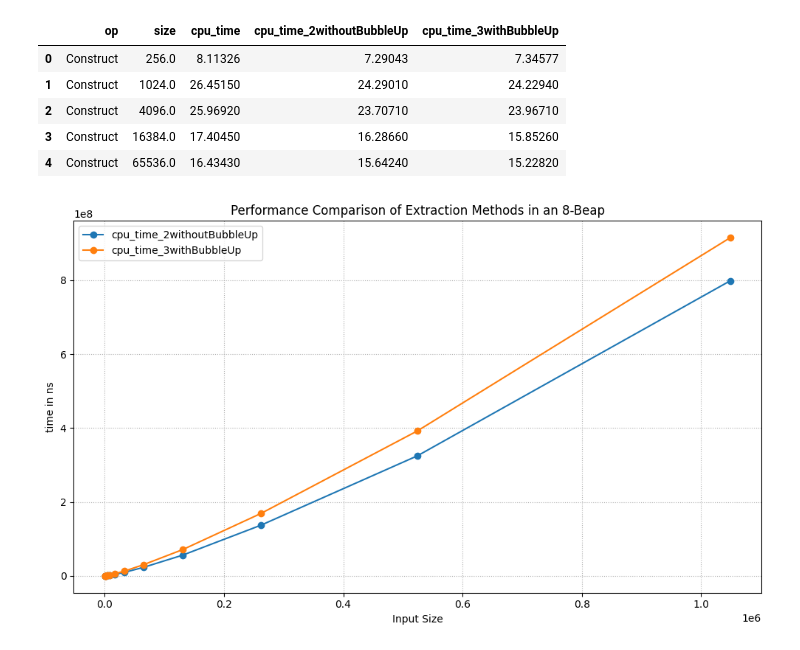
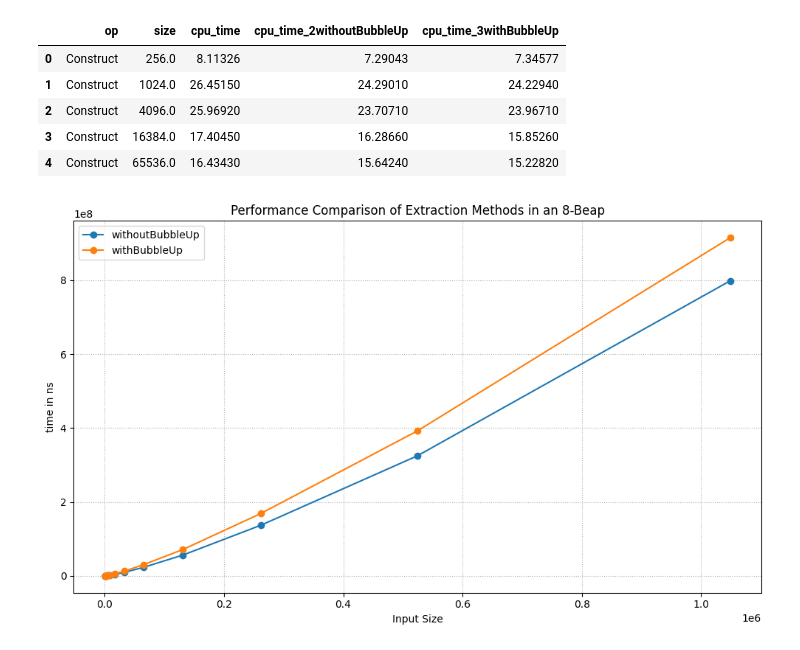
Before and after one commit to lanre01/Dissertation, a Jupyter notebook: Dissertation/cache_vis/8-beap_vis.ipynb, the cells around one changed output. Saved outputs shown, nothing was run; the diff lists cells and outputs as text; code cells hidden in the pictures.

```diff
--- a/Dissertation/cache_vis/8-beap_vis.ipynb
+++ b/Dissertation/cache_vis/8-beap_vis.ipynb
@@ -13,29 +13,32 @@ df.head()
 | 4 | Construct | 65536.0 | 16.43430 | 15.64240 | 15.22820 |
 # %%
 otherCols = ["op", "size"]
-
+labelMap = {
+    "cpu_time_2withoutBubbleUp" : "withoutBubbleUp",
+    "cpu_time_3withBubbleUp" : "withBubbleUp"
+            }
 colsToPlot = ["cpu_time_2withoutBubbleUp", "cpu_time_3withBubbleUp"]
 df_extract = df[df["op"] == "Extract"]
 df_extract = df_extract.sort_values("size")
 
 plt.figure(figsize=(10,6))
 plt.title(f"Performance Comparison of Extraction Methods in an 8-Beap")
 plt.xlabel("Input Size")
 plt.ylabel("time in ns")
 # plt.xscale("log", base=2)
 # plt.yscale("log", base=2)
 # plt.ylim(bottom=0)
 
 x = df_extract["size"].to_numpy()
 
 for col in colsToPlot:
     y = df_extract[col].to_numpy()
-    plt.plot(x, y, marker="o", label=col)
+    plt.plot(x, y, marker="o", label=labelMap[col])
     #print(y)
 
 plt.grid(True, which="both", linestyle=":")
 plt.legend()
 plt.tight_layout()
 plt.show()
 # %% [output]
-[figure, old version]
+[figure, new version]
```
Also changed, not shown: parts of 3 cells of this notebook, 54 other files.
